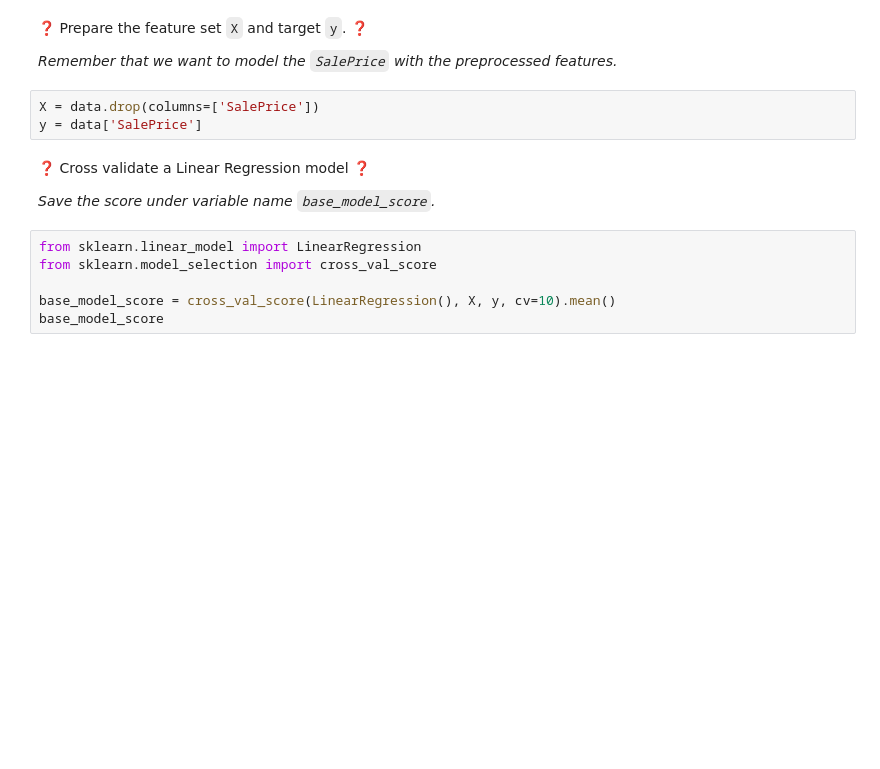
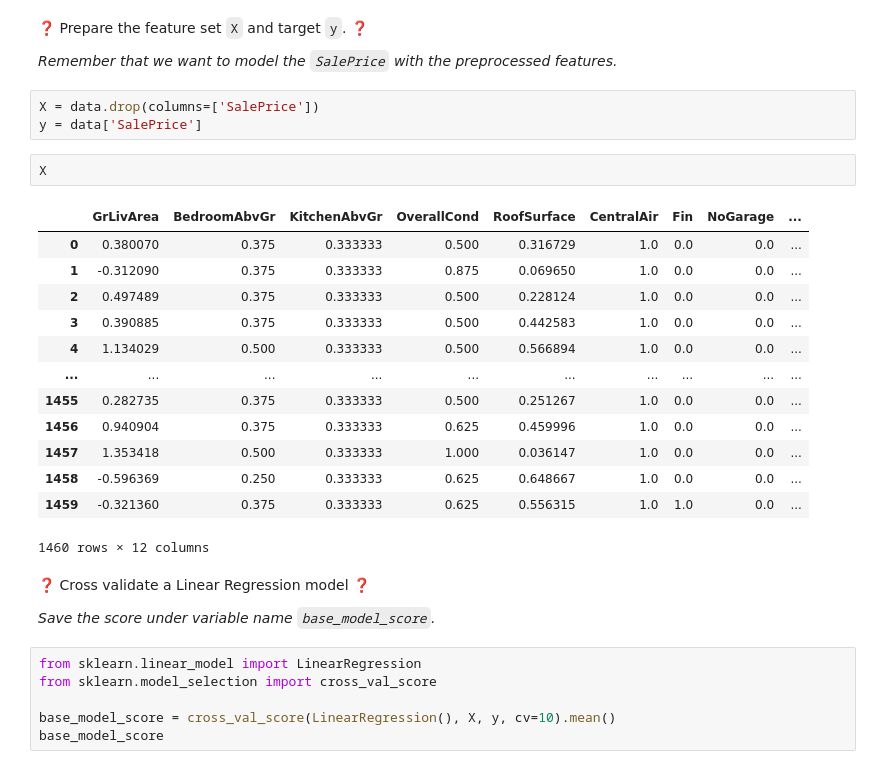
Before and after one commit to multiyumz/data-science-challenges, a Jupyter notebook: data-feature-selection/Feature-Selection.ipynb, the cells around one changed output. Saved outputs shown, nothing was run; the diff lists cells and outputs as text; blank space fills up the shorter version.

```diff
--- a/data-feature-selection/Feature-Selection.ipynb
+++ b/data-feature-selection/Feature-Selection.ipynb
@@ -103,6 +103,22 @@ git push origin master
 # %%
 X = data.drop(columns=['SalePrice'])
 y = data['SalePrice']
+# %%
+X
+# %% [output]
+|  | GrLivArea | BedroomAbvGr | KitchenAbvGr | OverallCond | RoofSurface | CentralAir | Fin | NoGarage | ... |
+| 0 | 0.380070 | 0.375 | 0.333333 | 0.500 | 0.316729 | 1.0 | 0.0 | 0.0 | ... |
+| 1 | -0.312090 | 0.375 | 0.333333 | 0.875 | 0.069650 | 1.0 | 0.0 | 0.0 | ... |
+| 2 | 0.497489 | 0.375 | 0.333333 | 0.500 | 0.228124 | 1.0 | 0.0 | 0.0 | ... |
+| 3 | 0.390885 | 0.375 | 0.333333 | 0.500 | 0.442583 | 1.0 | 0.0 | 0.0 | ... |
+| 4 | 1.134029 | 0.500 | 0.333333 | 0.500 | 0.566894 | 1.0 | 0.0 | 0.0 | ... |
+| ... | ... | ... | ... | ... | ... | ... | ... | ... | ... |
+| 1455 | 0.282735 | 0.375 | 0.333333 | 0.500 | 0.251267 | 1.0 | 0.0 | 0.0 | ... |
+| 1456 | 0.940904 | 0.375 | 0.333333 | 0.625 | 0.459996 | 1.0 | 0.0 | 0.0 | ... |
+| 1457 | 1.353418 | 0.500 | 0.333333 | 1.000 | 0.036147 | 1.0 | 0.0 | 0.0 | ... |
+| 1458 | -0.596369 | 0.250 | 0.333333 | 0.625 | 0.648667 | 1.0 | 0.0 | 0.0 | ... |
+| 1459 | -0.321360 | 0.375 | 0.333333 | 0.625 | 0.556315 | 1.0 | 1.0 | 0.0 | ... |
+1460 rows × 12 columns
 # %% [markdown]
 ❓ Cross validate a Linear Regression model ❓
 
```
Also changed, not shown: parts of 5 cells of this notebook, 6 other files.
